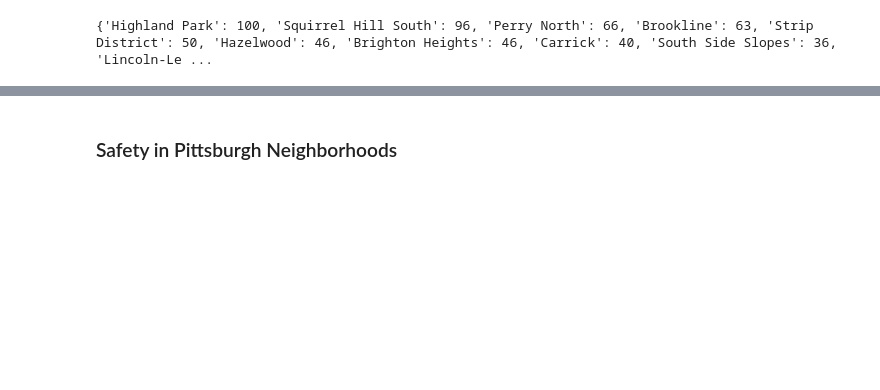
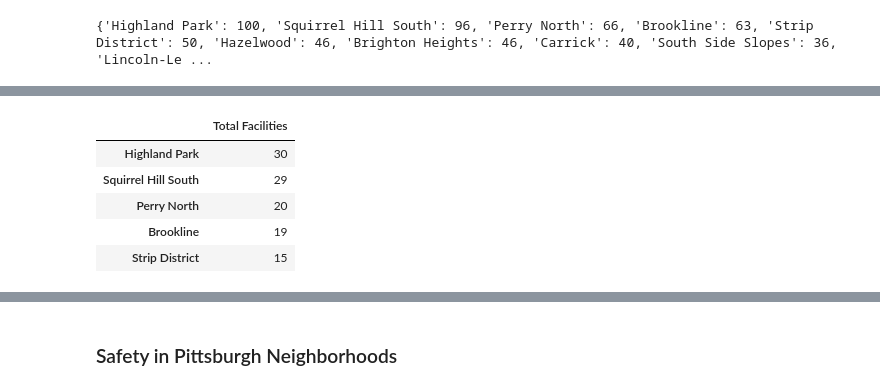
Before and after one commit to Kabi22/Big-Ideas-Final-Project, a Jupyter notebook: Results_Combined.ipynb, the cells around one changed output, grey strips where cells are left out. Drawn from its saved outputs; the diff is of its cells as text; code cells hidden in the pictures; blank space fills up the shorter version.

```diff
--- a/Results_Combined.ipynb
+++ b/Results_Combined.ipynb
@@ -76,0 +101,12 @@ Stanton Heights          Stanton Heights      3
+# %%
+# top 5 best neighborhoods
+topCityFacilities = {'Total Facilities': ['30', '29', '20', '19', '15']}
+df = pd.DataFrame(topCityFacilities, index = ['Highland Park', 'Squirrel Hill South', 'Perry North', 'Brookline', 'Strip District'])
+df
+# %% [output]
+|  | Total Facilities |
+| Highland Park | 30 |
+| Squirrel Hill South | 29 |
+| Perry North | 20 |
+| Brookline | 19 |
+| Strip District | 15 |
```
Also changed, not shown: parts of 26 cells of this notebook.
